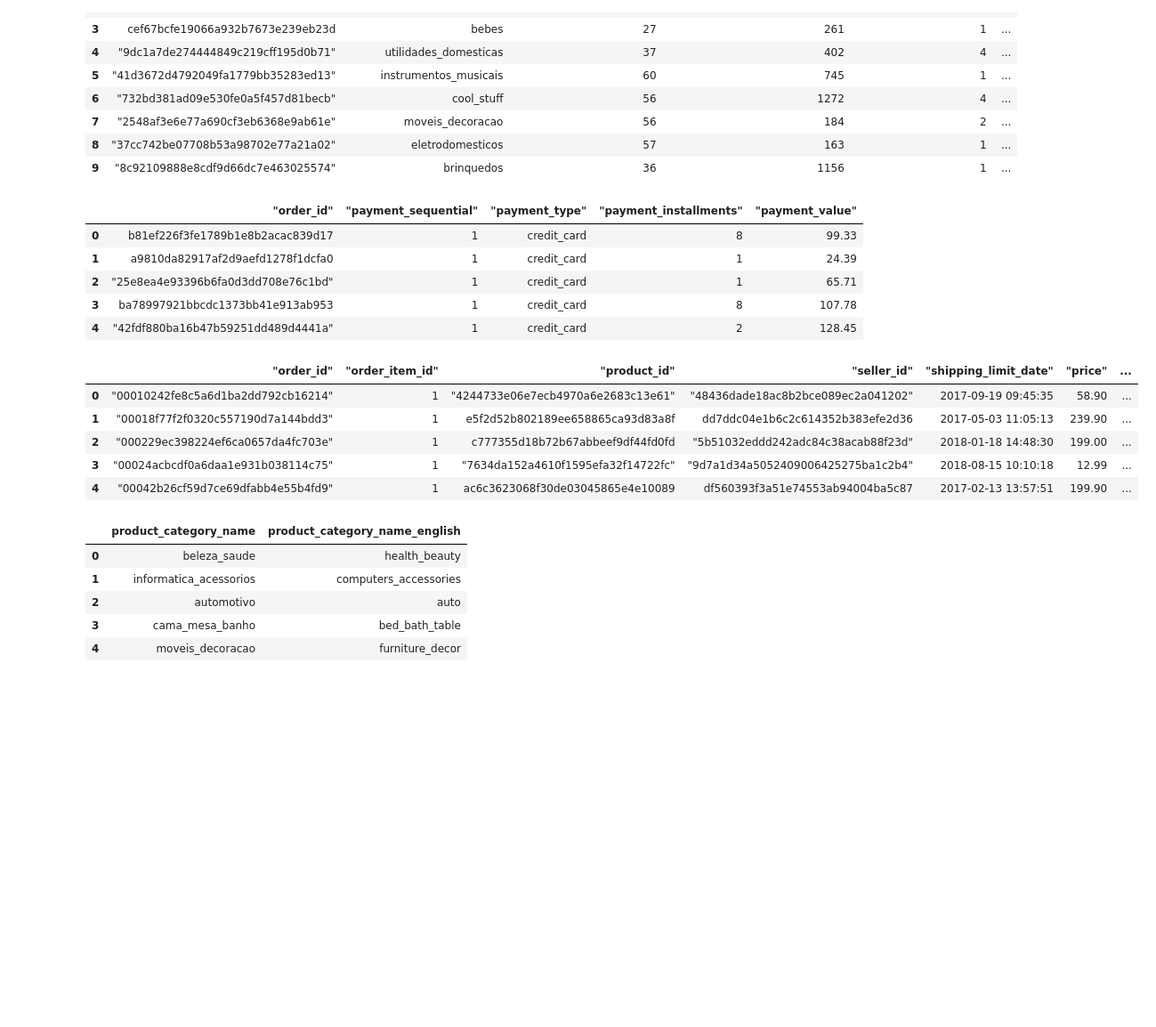
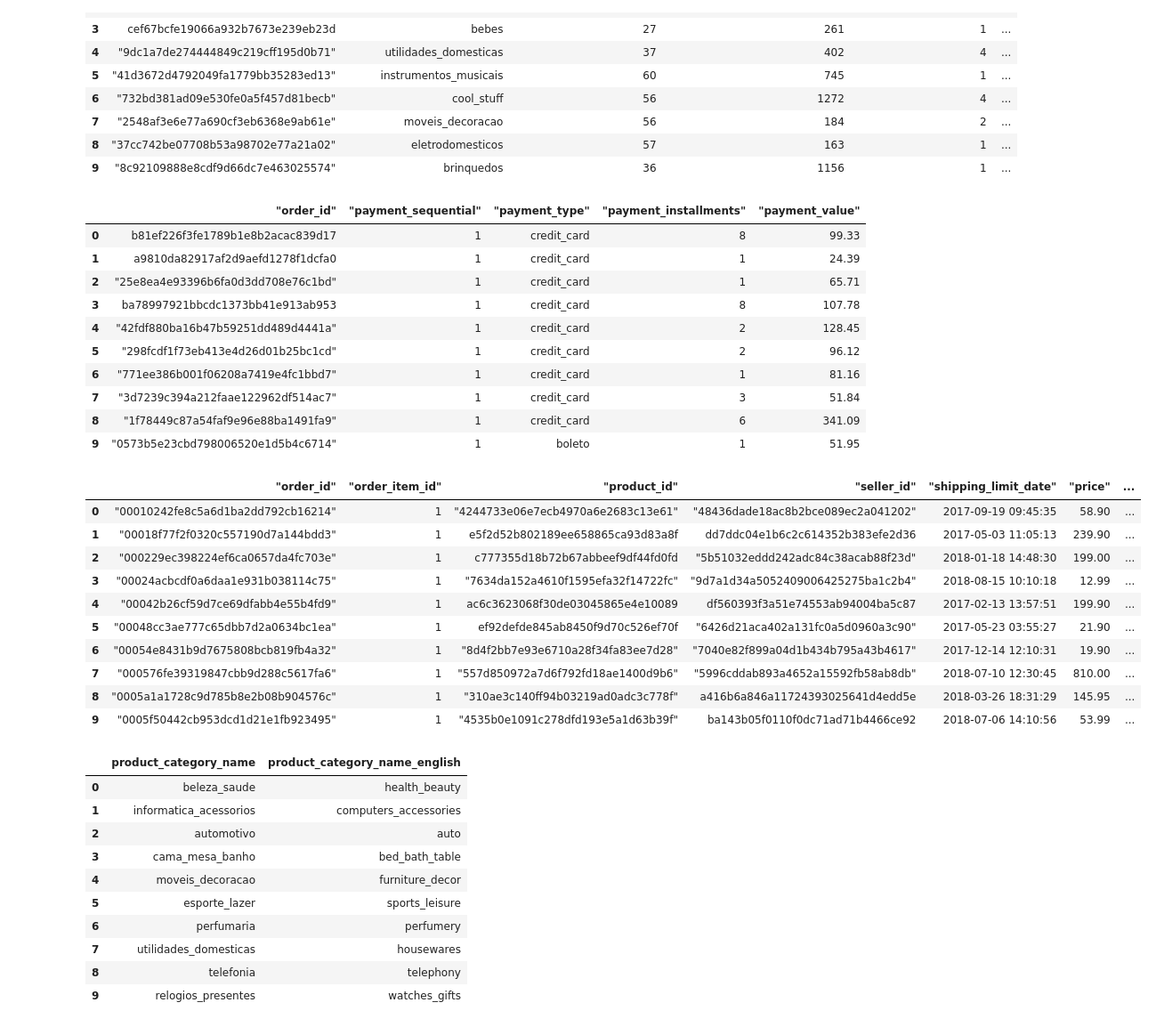
Before and after one commit to ISAAC-Neumoton/CodeAlpha_DataAnalysis, a Jupyter notebook: TASK1_ETL/load.ipynb, the cells around one changed output. Shown at 89% size. Drawn from its saved outputs; the diff is of its cells as text; code cells hidden in the pictures; blank space fills up the shorter version.

```diff
--- a/TASK1_ETL/load.ipynb
+++ b/TASK1_ETL/load.ipynb
@@ -116,7 +126,7 @@ products.head(10)
 | 9 | "8c92109888e8cdf9d66dc7e463025574" | brinquedos | 36 | 1156 | 1 | ... |
 # %%
 # load payment table
-payments.head()
+payments.head(10)
 # %% [output]
 |  | "order_id" | "payment_sequential" | "payment_type" | "payment_installments" | "payment_value" |
 | 0 | b81ef226f3fe1789b1e8b2acac839d17 | 1 | credit_card | 8 | 99.33 |
@@ -124,19 +134,29 @@ payments.head()
 | 2 | "25e8ea4e93396b6fa0d3dd708e76c1bd" | 1 | credit_card | 1 | 65.71 |
 | 3 | ba78997921bbcdc1373bb41e913ab953 | 1 | credit_card | 8 | 107.78 |
 | 4 | "42fdf880ba16b47b59251dd489d4441a" | 1 | credit_card | 2 | 128.45 |
+| 5 | "298fcdf1f73eb413e4d26d01b25bc1cd" | 1 | credit_card | 2 | 96.12 |
+| 6 | "771ee386b001f06208a7419e4fc1bbd7" | 1 | credit_card | 1 | 81.16 |
+| 7 | "3d7239c394a212faae122962df514ac7" | 1 | credit_card | 3 | 51.84 |
+| 8 | "1f78449c87a54faf9e96e88ba1491fa9" | 1 | credit_card | 6 | 341.09 |
+| 9 | "0573b5e23cbd798006520e1d5b4c6714" | 1 | boleto | 1 | 51.95 |
 # %%
 #  load the order_items table
-order_items.head()
+order_items.head(10)
 # %% [output]
 |  | "order_id" | "order_item_id" | "product_id" | "seller_id" | "shipping_limit_date" | "price" | ... |
 | 0 | "00010242fe8c5a6d1ba2dd792cb16214" | 1 | "4244733e06e7ecb4970a6e2683c13e61" | "48436dade18ac8b2bce089ec2a041202" | 2017-09-19 09:45:35 | 58.90 | ... |
 | 1 | "00018f77f2f0320c557190d7a144bdd3" | 1 | e5f2d52b802189ee658865ca93d83a8f | dd7ddc04e1b6c2c614352b383efe2d36 | 2017-05-03 11:05:13 | 239.90 | ... |
 | 2 | "000229ec398224ef6ca0657da4fc703e" | 1 | c777355d18b72b67abbeef9df44fd0fd | "5b51032eddd242adc84c38acab88f23d" | 2018-01-18 14:48:30 | 199.00 | ... |
 | 3 | "00024acbcdf0a6daa1e931b038114c75" | 1 | "7634da152a4610f1595efa32f14722fc" | "9d7a1d34a5052409006425275ba1c2b4" | 2018-08-15 10:10:18 | 12.99 | ... |
 | 4 | "00042b26cf59d7ce69dfabb4e55b4fd9" | 1 | ac6c3623068f30de03045865e4e10089 | df560393f3a51e74553ab94004ba5c87 | 2017-02-13 13:57:51 | 199.90 | ... |
+| 5 | "00048cc3ae777c65dbb7d2a0634bc1ea" | 1 | ef92defde845ab8450f9d70c526ef70f | "6426d21aca402a131fc0a5d0960a3c90" | 2017-05-23 03:55:27 | 21.90 | ... |
+| 6 | "00054e8431b9d7675808bcb819fb4a32" | 1 | "8d4f2bb7e93e6710a28f34fa83ee7d28" | "7040e82f899a04d1b434b795a43b4617" | 2017-12-14 12:10:31 | 19.90 | ... |
+| 7 | "000576fe39319847cbb9d288c5617fa6" | 1 | "557d850972a7d6f792fd18ae1400d9b6" | "5996cddab893a4652a15592fb58ab8db" | 2018-07-10 12:30:45 | 810.00 | ... |
+| 8 | "0005a1a1728c9d785b8e2b08b904576c" | 1 | "310ae3c140ff94b03219ad0adc3c778f" | a416b6a846a11724393025641d4edd5e | 2018-03-26 18:31:29 | 145.95 | ... |
+| 9 | "0005f50442cb953dcd1d21e1fb923495" | 1 | "4535b0e1091c278dfd193e5a1d63b39f" | ba143b05f0110f0dc71ad71b4466ce92 | 2018-07-06 14:10:56 | 53.99 | ... |
 # %%
 # load the product categories table
-product_category.head()
+product_category.head(10)
 # %% [output]
 |  | product_category_name | product_category_name_english |
 | 0 | beleza_saude | health_beauty |
@@ -144,5 +164,10 @@ product_category.head()
 | 2 | automotivo | auto |
 | 3 | cama_mesa_banho | bed_bath_table |
 | 4 | moveis_decoracao | furniture_decor |
+| 5 | esporte_lazer | sports_leisure |
+| 6 | perfumaria | perfumery |
+| 7 | utilidades_domesticas | housewares |
+| 8 | telefonia | telephony |
+| 9 | relogios_presentes | watches_gifts |
 # %%
 # load the reviews table
```
Also changed, not shown: parts of 3 cells of this notebook, 1 other file.
